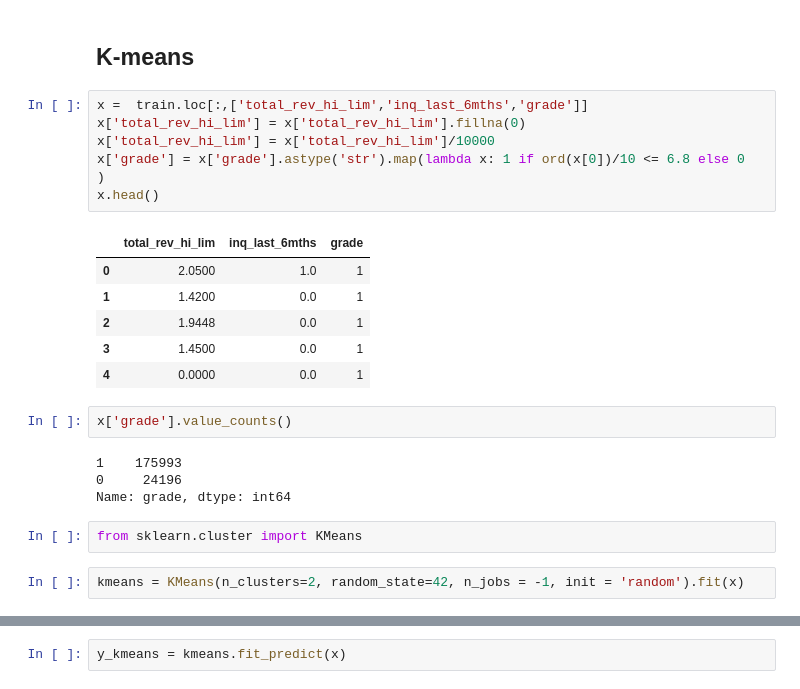
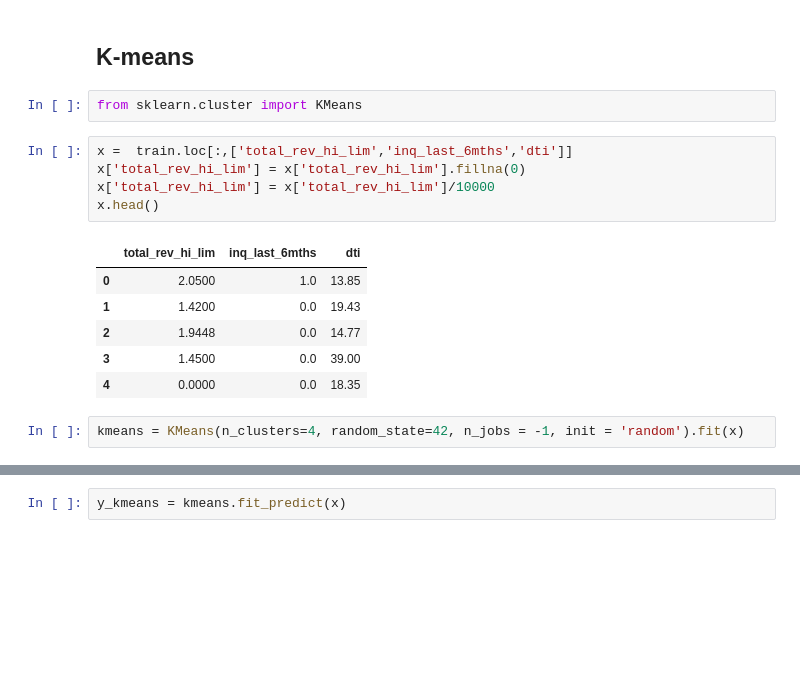
Before and after one commit to Anastasiyabordak/ODS_training, a Jupyter notebook: Unsupervised.ipynb, the cells around one changed output, grey strips where cells are left out. Cells and saved outputs as stored; diff of their text form; blank space fills up the shorter version.

```diff
--- a/Unsupervised.ipynb
+++ b/Unsupervised.ipynb
@@ -87,29 +87,22 @@ home_ownership: 0.7485860463138752
 verification_status: 0.0
 # %% [markdown]
 ## K-means
-# %%
-x =  train.loc[:,['total_rev_hi_lim','inq_last_6mths','grade']]
-x['total_rev_hi_lim'] = x['total_rev_hi_lim'].fillna(0)
-x['total_rev_hi_lim'] = x['total_rev_hi_lim']/10000
-x['grade'] = x['grade'].astype('str').map(lambda x: 1 if ord(x[0])/10 <= 6.8 else 0  )
-x.head()
-# %% [output]
-|  | total_rev_hi_lim | inq_last_6mths | grade |
-| 0 | 2.0500 | 1.0 | 1 |
-| 1 | 1.4200 | 0.0 | 1 |
-| 2 | 1.9448 | 0.0 | 1 |
-| 3 | 1.4500 | 0.0 | 1 |
-| 4 | 0.0000 | 0.0 | 1 |
-# %%
-x['grade'].value_counts()
-# %% [output]
-1    175993
-0     24196
-Name: grade, dtype: int64
 # %%
 from sklearn.cluster import KMeans
+# %%
+x =  train.loc[:,['total_rev_hi_lim','inq_last_6mths','dti']]
+x['total_rev_hi_lim'] = x['total_rev_hi_lim'].fillna(0)
+x['total_rev_hi_lim'] = x['total_rev_hi_lim']/10000
+x.head()
+# %% [output]
+|  | total_rev_hi_lim | inq_last_6mths | dti |
+| 0 | 2.0500 | 1.0 | 13.85 |
+| 1 | 1.4200 | 0.0 | 19.43 |
+| 2 | 1.9448 | 0.0 | 14.77 |
+| 3 | 1.4500 | 0.0 | 39.00 |
+| 4 | 0.0000 | 0.0 | 18.35 |
 # %%
-kmeans = KMeans(n_clusters=2, random_state=42, n_jobs = -1, init = 'random').fit(x)
+kmeans = KMeans(n_clusters=4, random_state=42, n_jobs = -1, init = 'random').fit(x)
 # %%
 kmeans.labels_
 # %% [output]
```
Also changed, not shown: parts of 7 cells of this notebook, 1 other file.
